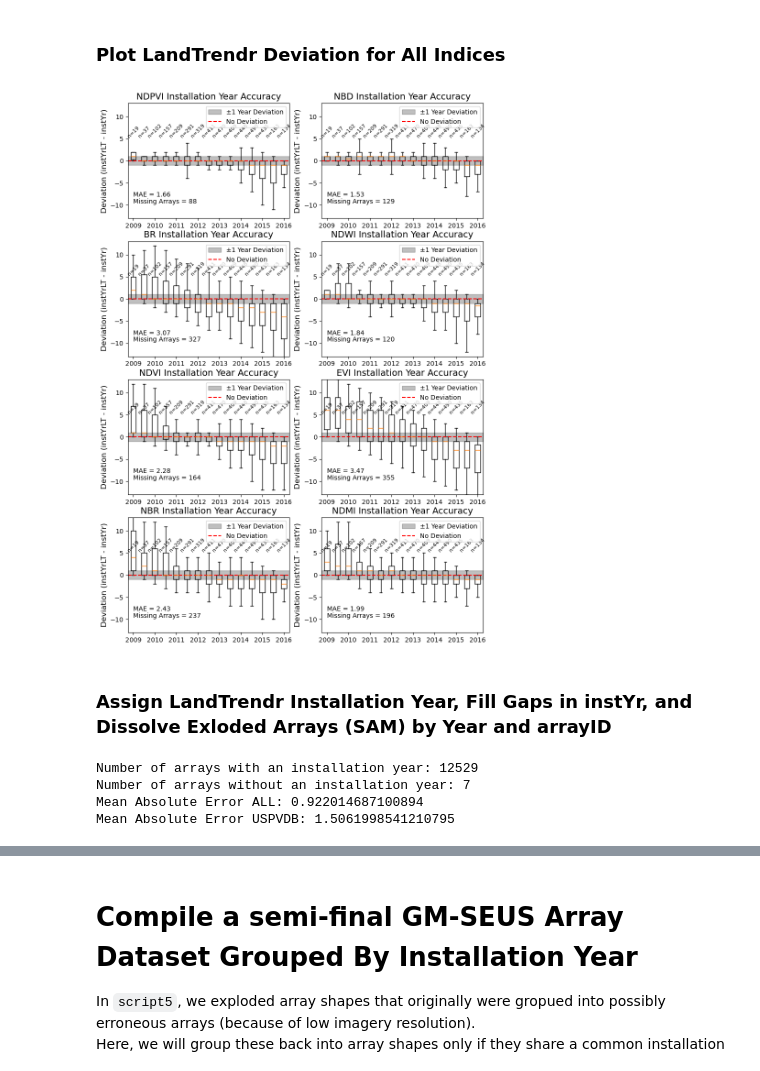
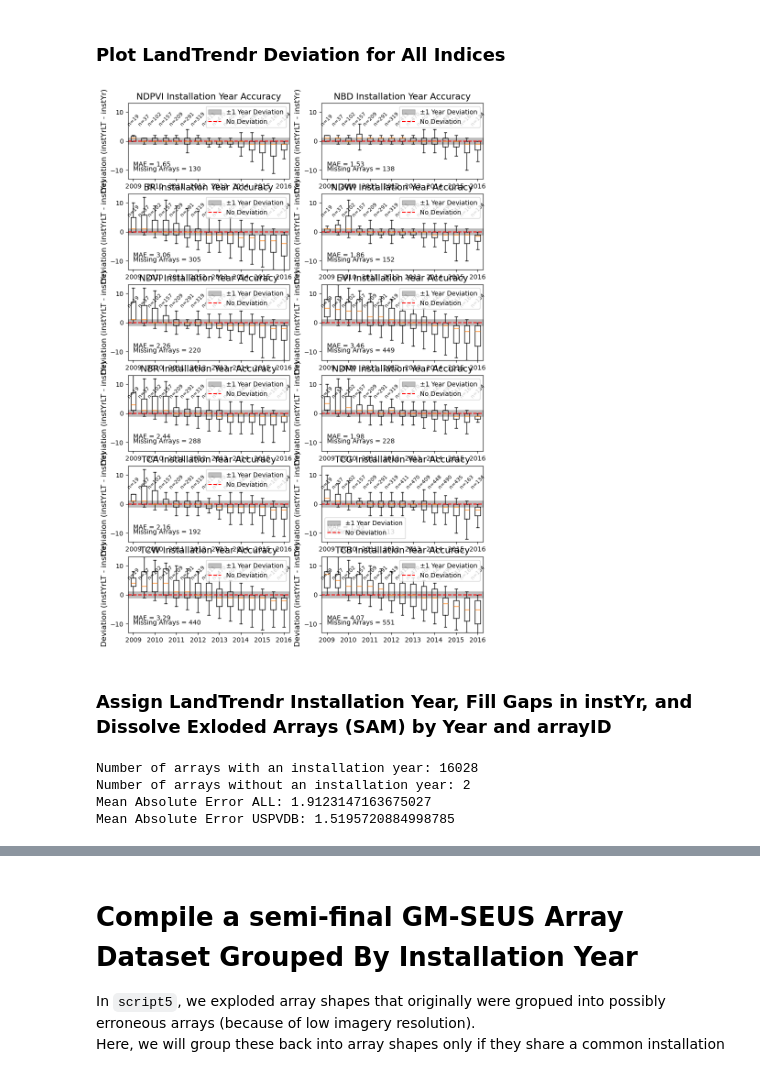
Before and after one commit to stidjaco/GMSEUS, a Jupyter notebook: script7_prepAttributes.ipynb, the cells around one changed output, grey strips where cells are left out. Saved outputs shown, nothing was run; the diff lists cells and outputs as text; code cells hidden in the pictures.

Commit message:
Minor updates, update instYr manual validation approach, and add merge by proximity and instYr

```diff
--- a/script7_prepAttributes.ipynb
+++ b/script7_prepAttributes.ipynb
@@ -677,6 +675,10 @@ NDVI = loadLTdata('NDVI', 'Newest')
 EVI = loadLTdata('EVI', 'Newest')
 NBR = loadLTdata('NBR', 'Newest')
 NDMI = loadLTdata('NDMI', 'Newest')
+TCA = loadLTdata('TCA', 'Newest')
+TCG = loadLTdata('TCG', 'Newest')
+TCW = loadLTdata('TCW', 'Newest')
+TCB = loadLTdata('TCB', 'Newest')
 
 # TEMPORARY: Add a column for the tempID that is 1 through the length of the dataset. First, ensure datasets are ordered by arrayID
 NDPVI = NDPVI.sort_values(by='arrayID').reset_index(drop=True)
@@ -687,6 +689,10 @@ NDVI = NDVI.sort_values(by='arrayID').reset_index(drop=True)
 EVI = EVI.sort_values(by='arrayID').reset_index(drop=True)
 NBR = NBR.sort_values(by='arrayID').reset_index(drop=True)
 NDMI = NDMI.sort_values(by='arrayID').reset_index(drop=True)
+TCA = TCA.sort_values(by='arrayID').reset_index(drop=True)
+TCG = TCG.sort_values(by='arrayID').reset_index(drop=True)
+TCW = TCW.sort_values(by='arrayID').reset_index(drop=True)
+TCB = TCB.sort_values(by='arrayID').reset_index(drop=True)
 NDPVI['tempID'] = np.arange(1, len(NDPVI) + 1)
 NBD['tempID'] = np.arange(1, len(NBD) + 1)
 BR['tempID'] = np.arange(1, len(BR) + 1)
@@ -695,6 +701,10 @@ NDVI['tempID'] = np.arange(1, len(NDVI) + 1)
 EVI['tempID'] = np.arange(1, len(EVI) + 1)
 NBR['tempID'] = np.arange(1, len(NBR) + 1)
 NDMI['tempID'] = np.arange(1, len(NDMI) + 1)
+TCA['tempID'] = np.arange(1, len(TCA) + 1)
+TCG['tempID'] = np.arange(1, len(TCG) + 1)
+TCW['tempID'] = np.arange(1, len(TCW) + 1)
+TCB['tempID'] = np.arange(1, len(TCB) + 1)
 
 # Create dataframe of arrayID, instYr, instYrLT_NDPVI, instYrLT_NBD. This process has been duplicating rows, prevent this from happpening
 dataframes = [
@@ -705,8 +715,11 @@ dataframes = [
     NDVI[['tempID', 'instYrLT_NDVI']],
     EVI[['tempID', 'instYrLT_EVI']],
     NBR[['tempID', 'instYrLT_NBR']],
-    NDMI[['tempID', 'instYrLT_NDMI']]
-]
+    NDMI[['tempID', 'instYrLT_NDMI']],
+    TCA[['tempID', 'instYrLT_TCA']],
+    TCG[['tempID', 'instYrLT_TCG']],
+    TCW[['tempID', 'instYrLT_TCW']],
+    TCB[['tempID', 'instYrLT_TCB']]]
 
 # Start with the first DataFrame
 lt_data = dataframes[0]
@@ -723,7 +736,7 @@ lt_data = lt_data.drop_duplicates()
 # ~~~~~~~~~~~~~~~~~~~~~~~~~~~~~~~~~~~~~~~~~~~~~~~~~~~~~~~~~~~~~~~~ MAE
 
 # Set indices
-indices = ['NDPVI', 'NBD', 'BR', 'NDWI', 'NDVI', 'EVI', 'NBR', 'NDMI']
+indices = ['NDPVI', 'NBD', 'BR', 'NDWI', 'NDVI', 'EVI', 'NBR', 'NDMI', 'TCA', 'TCG', 'TCW', 'TCB']
 
 # Create a new dataframe with an index column and a MAE column
 lt_mae = pd.DataFrame(columns=['index', 'MAE'])
@@ -771,6 +784,6 @@ lt_std["weight"] = 1 / lt_std["std_metric_error"]
 # Add MAE, STD, and weights by index
 lt_weights = lt_mae.merge(lt_std, on='index')
 
-# Print the weighted metric DataFrame
-print(lt_weights)
+# Print the weighted metric DataFrame ordered by increasing MAE
+print(lt_weights.sort_values(by='MAE'))
 # %% [output]
@@ -935,7 +952,7 @@ Mean Absolute Error: 1.5061998541210795
 ### Plot LandTrendr Deviation for All Indices
 # %%
 # Create the above graph, but for each index in a 4 row by 2 column grid
-fig, axs = plt.subplots(4, 2, figsize=(10, 15))
+fig, axs = plt.subplots(6, 2, figsize=(10, 15))
 
 # Iterate over each index
 for i, index in enumerate(indices):
@@ -955,34 +972,34 @@ for i, index in enumerate(indices):
     axs[i // 2, i % 2].axhspan(-1, 1, color='black', alpha=0.25, label='±1 Year Deviation')
     axs[i // 2, i % 2].boxplot(data, positions=range(2009, 2024), widths=0.5, showfliers=False)
 
     # Add the count (N) above each box, angle this text to be more readable by rotating it 45 degrees and make
     for j, count in enumerate(counts):
         axs[i // 2, i % 2].text(2009 + j, 5, f'n={count}', ha='center', va='bottom', fontsize=8, rotation=45)
 
     # In the lower left corner, add the MAE and the difference between lt_data nrows with instYr and instYrLT values not equal to -9999 and source USPVDB, and the nrows of lt_data_noNull
     axs[i // 2, i % 2].text(2009, -7, f'MAE = {lt_data_noNull[f"deviation"].abs().mean():.2f}', ha='left', va='top', fontsize=10)
     axs[i // 2, i % 2].text(2009, -8.5, f'Missing Arrays = {lt_data[(lt_data["instYr"] != -9999) & (lt_data["Source"] == "USPVDB")].shape[0] - lt_data_noNull.shape[0]}', ha='left', va='top', fontsize=10)
 
     # Set x and y limits, and ensure only every other year is shown on the x-axis
     axs[i // 2, i % 2].set_xlim(2008.5, 2023.5)
     axs[i // 2, i % 2].set_ylim(-13, 13)
     axs[i // 2, i % 2].set_xticks(range(2009, 2024, 2))
 
     # Add labels, title, and grid
     axs[i // 2, i % 2].set_xlabel('', fontsize=12)
     axs[i // 2, i % 2].set_ylabel('Deviation (instYrLT - instYr)', fontsize=12)
     axs[i // 2, i % 2].set_title(f'{index} Installation Year Accuracy', fontsize=14)
 
     # Add a 0 line (no deviation)
     axs[i // 2, i % 2].axhline(y=0, color='red', linestyle='--', linewidth=1.5, label='No Deviation')
 
     # Add a legend
     axs[i // 2, i % 2].legend()
 
 # Export the plot
 plt.savefig(os.path.join(figure_path, 'LandTrendr_Installation_Year_Accuracy.png'))
 # %% [output]
-[figure, old version]
+[figure, new version]
 # %% [markdown]
 ### Assign LandTrendr Installation Year, Fill Gaps in instYr, and Dissolve Exloded Arrays (SAM) by Year and arrayID
 # %%
@@ -992,7 +1009,7 @@ gmseusArraysInstYr = gpd.read_file(gmseusArraysInstYrPathPointCheckedPath)
 # Call LandTrendr data
 lt_data = pd.read_csv(lt_data_path)
 
-# We exploded all grouped arrays in script5 so that we can merge them based on install year. To rectify this here, order both datasets by arrayID and set a tempID that is 1 through df length
+# TEMP: We exploded all grouped arrays in script5 so that we can merge them based on install year. To rectify this here, order both datasets by arrayID and set a tempID that is 1 through df length
 gmseusArraysInstYr = gmseusArraysInstYr.sort_values(by='arrayID').reset_index(drop=True)
 gmseusArraysInstYr['tempID'] = np.arange(1, len(gmseusArraysInstYr) + 1)
 lt_data = lt_data.sort_values(by='arrayID').reset_index(drop=True)
@@ -1018,14 +1035,14 @@ print('Number of arrays without an installation year:', gmseusArraysInstYr[gmseu
 
 # Get a temporary df where instYr and instYrLT are not -9999, and print the mean absolute error for all arrays, and those with Source = 'USPVDB'
 gmseusArraysInstYr_noNull = gmseusArraysInstYr[(gmseusArraysInstYr['instYrLT'] != -9999) & (gmseusArraysInstYr['instYr'] != -9999)]
-print('Mean Absolute Error ALL:', np.mean(np.abs(gmseusArraysInstYr_noNull['instYr'] - gmseusArraysInstYr_noNull['instYrLT'])))
+print('TEMP Mean Absolute Error ALL chunks:', np.mean(np.abs(gmseusArraysInstYr_noNull['instYr'] - gmseusArraysInstYr_noNull['instYrLT'])))
 gmseusArraysInstYr_noNull = gmseusArraysInstYr_noNull[gmseusArraysInstYr_noNull['Source'] == 'USPVDB']
-print('Mean Absolute Error USPVDB:', np.mean(np.abs(gmseusArraysInstYr_noNull['instYr'] - gmseusArraysInstYr_noNull['instYrLT'])))
+print('TEMP Mean Absolute Error USPVDB:', np.mean(np.abs(gmseusArraysInstYr_noNull['instYr'] - gmseusArraysInstYr_noNull['instYrLT'])))
 
 # Export the final instYr dataset (custom path)
 gmseusArraysInstYr.to_file(os.path.join(derivedTemp_path, 'GMSEUS_Arrays_instYr_joined.shp'))
 # %% [output]
-Number of arrays with an installation year: 12529
-Number of arrays without an installation year: 7
-Mean Absolute Error ALL: 0.922014687100894
-Mean Absolute Error USPVDB: 1.5061998541210795
+Number of arrays with an installation year: 16028
+Number of arrays without an installation year: 2
+Mean Absolute Error ALL: 1.9123147163675027
+Mean Absolute Error USPVDB: 1.5195720884998785
```
Also changed, not shown: parts of 8 cells of this notebook, 2 other files.
